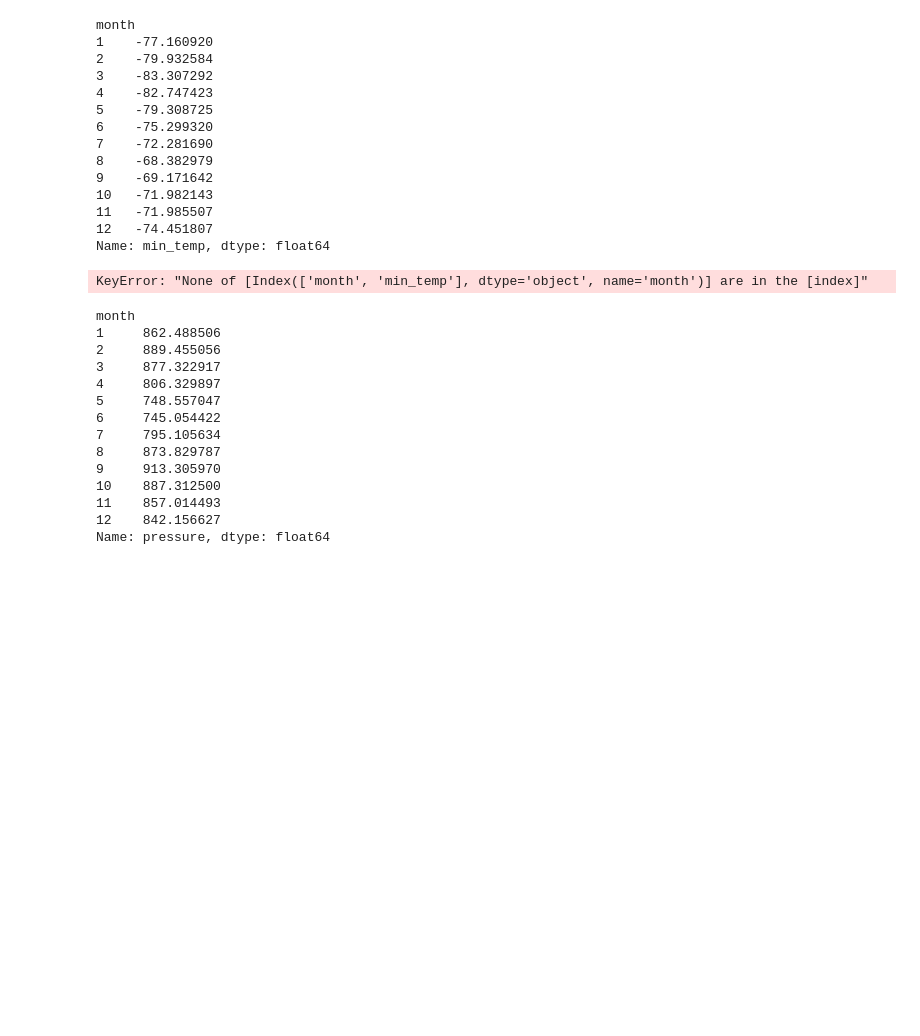
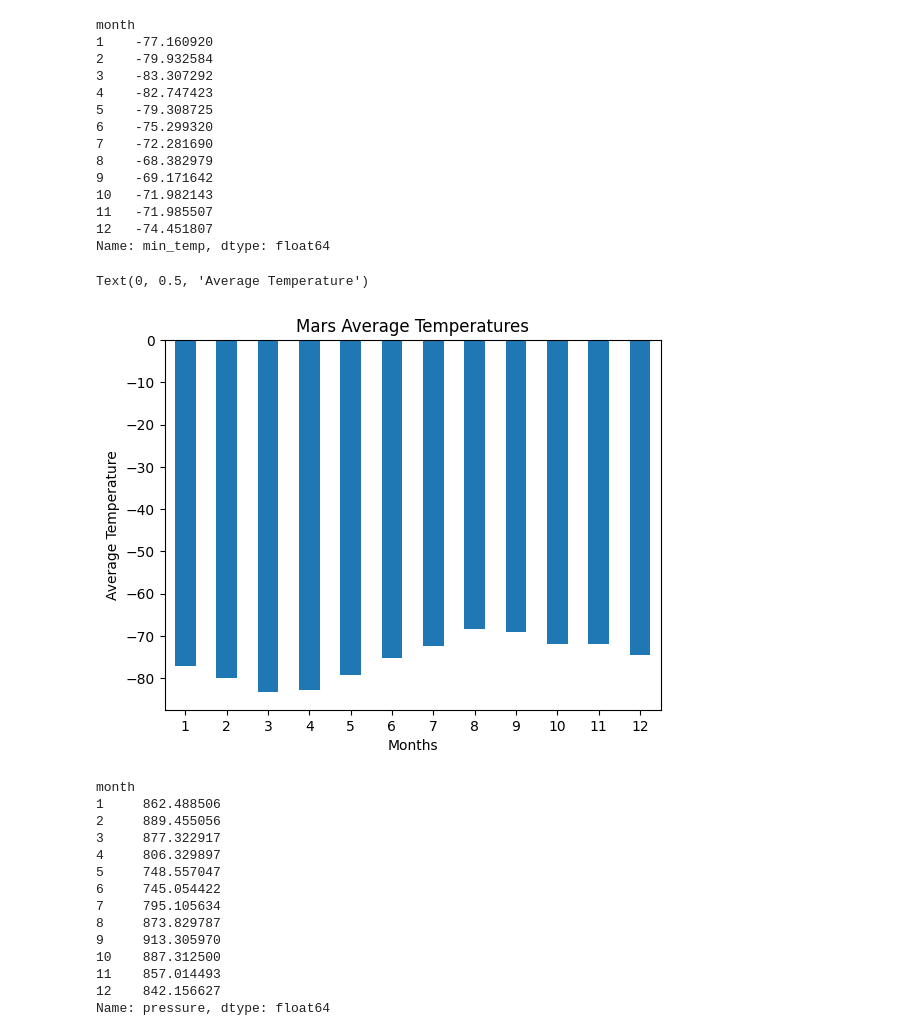
Before and after one commit to Marshallcode08/mission-to-mars, a Jupyter notebook: mars_data_challenge_part_2.ipynb, the cells around one changed output. Cells and saved outputs as stored; diff of their text form; code cells hidden in the pictures; blank space fills up the shorter version.

```diff
--- a/mars_data_challenge_part_2.ipynb
+++ b/mars_data_challenge_part_2.ipynb
@@ -183,9 +201,13 @@ month
 12   -74.451807
 Name: min_temp, dtype: float64
 # %%
-temp_chart_df = avg_min_temp_df[['month', 'min_temp']]
+temp_chart_df = avg_min_temp_df.plot.bar(y="min_temp", rot=0)
+plt.title("Mars Average Temperatures")
+plt.xlabel("Months")
+plt.ylabel("Average Temperature")
 # %% [output]
-KeyError: "None of [Index(['month', 'min_temp'], dtype='object', name='month')] are in the [index]"
+Text(0, 0.5, 'Average Temperature')
+[figure, added]
 # %%
 avg_pressure_df = df.groupby('month')['pressure'].mean()
 avg_pressure_df
```
Also changed, not shown: parts of 4 cells of this notebook, 1 other file.
